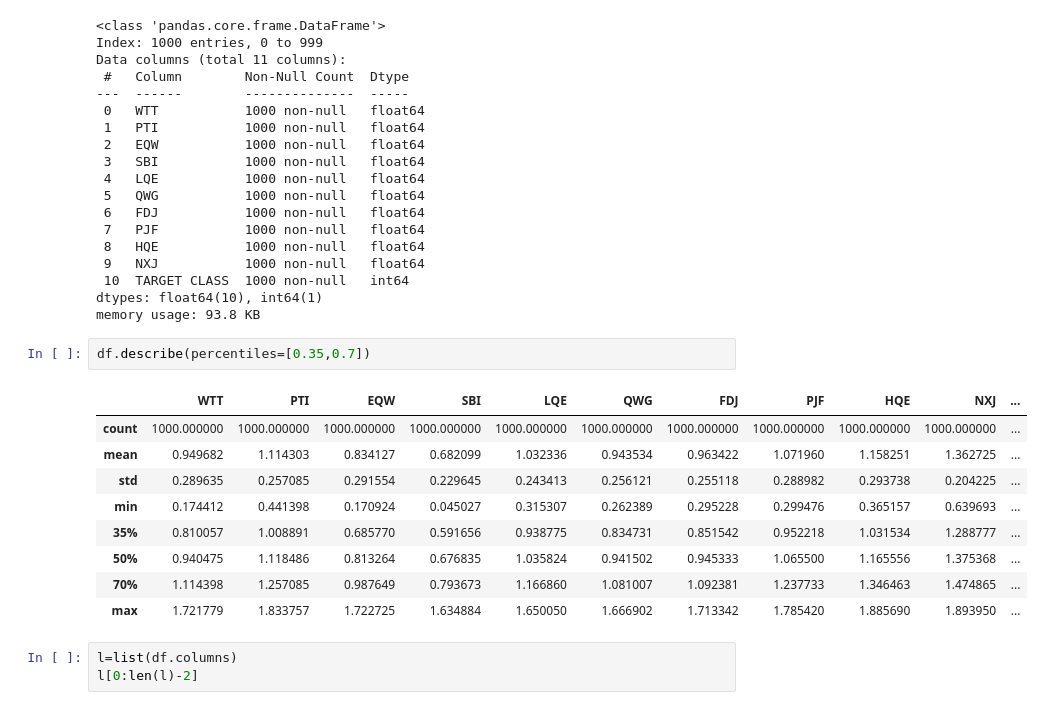
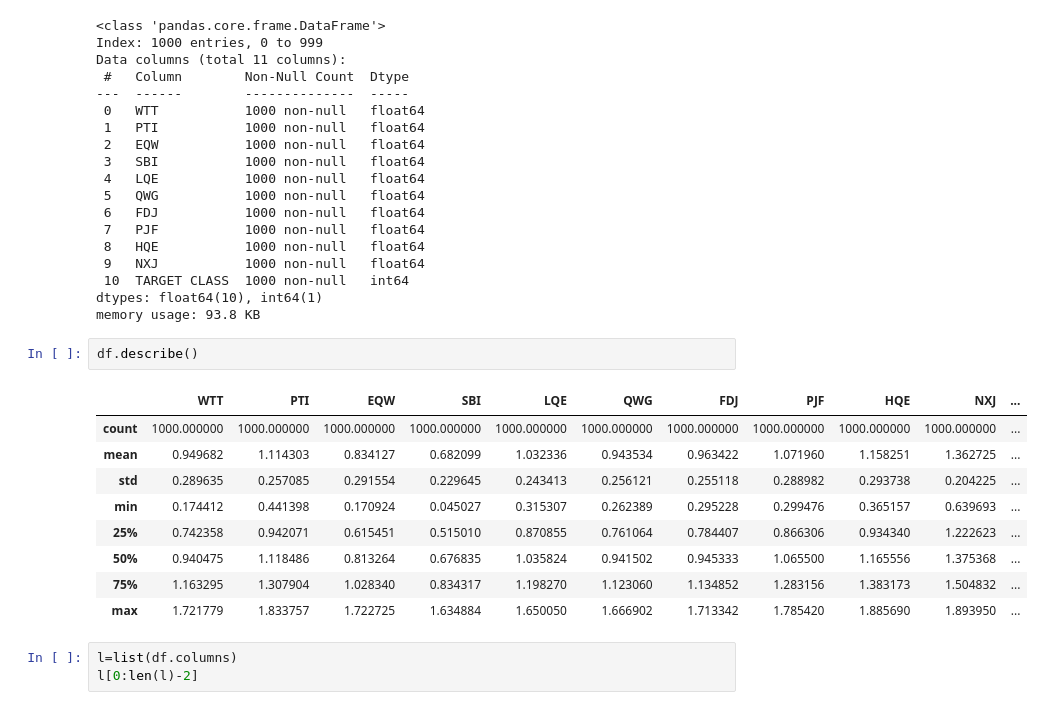
Before and after one commit to 2303A52243/AIML, a Jupyter notebook: ASSIGNMENT_6.ipynb, the cells around one changed output. Cells and saved outputs as stored; diff of their text form.

```diff
--- a/ASSIGNMENT_6.ipynb
+++ b/ASSIGNMENT_6.ipynb
@@ -37,18 +37,18 @@ Data columns (total 11 columns):
  10  TARGET CLASS  1000 non-null   int64
 dtypes: float64(10), int64(1)
 memory usage: 93.8 KB
-# %%
-df.describe(percentiles=[0.35,0.7])
-# %% [output]
-|  | WTT | PTI | EQW | SBI | LQE | QWG | FDJ | PJF | HQE | NXJ | ... |
-| count | 1000.000000 | 1000.000000 | 1000.000000 | 1000.000000 | 1000.000000 | 1000.000000 | 1000.000000 | 1000.000000 | 1000.000000 | 1000.000000 | ... |
-| mean | 0.949682 | 1.114303 | 0.834127 | 0.682099 | 1.032336 | 0.943534 | 0.963422 | 1.071960 | 1.158251 | 1.362725 | ... |
-| std | 0.289635 | 0.257085 | 0.291554 | 0.229645 | 0.243413 | 0.256121 | 0.255118 | 0.288982 | 0.293738 | 0.204225 | ... |
-| min | 0.174412 | 0.441398 | 0.170924 | 0.045027 | 0.315307 | 0.262389 | 0.295228 | 0.299476 | 0.365157 | 0.639693 | ... |
-| 35% | 0.810057 | 1.008891 | 0.685770 | 0.591656 | 0.938775 | 0.834731 | 0.851542 | 0.952218 | 1.031534 | 1.288777 | ... |
-| 50% | 0.940475 | 1.118486 | 0.813264 | 0.676835 | 1.035824 | 0.941502 | 0.945333 | 1.065500 | 1.165556 | 1.375368 | ... |
-| 70% | 1.114398 | 1.257085 | 0.987649 | 0.793673 | 1.166860 | 1.081007 | 1.092381 | 1.237733 | 1.346463 | 1.474865 | ... |
-| max | 1.721779 | 1.833757 | 1.722725 | 1.634884 | 1.650050 | 1.666902 | 1.713342 | 1.785420 | 1.885690 | 1.893950 | ... |
+# %%
+df.describe()
+# %% [output]
+|  | WTT | PTI | EQW | SBI | LQE | QWG | FDJ | PJF | HQE | NXJ | ... |
+| count | 1000.000000 | 1000.000000 | 1000.000000 | 1000.000000 | 1000.000000 | 1000.000000 | 1000.000000 | 1000.000000 | 1000.000000 | 1000.000000 | ... |
+| mean | 0.949682 | 1.114303 | 0.834127 | 0.682099 | 1.032336 | 0.943534 | 0.963422 | 1.071960 | 1.158251 | 1.362725 | ... |
+| std | 0.289635 | 0.257085 | 0.291554 | 0.229645 | 0.243413 | 0.256121 | 0.255118 | 0.288982 | 0.293738 | 0.204225 | ... |
+| min | 0.174412 | 0.441398 | 0.170924 | 0.045027 | 0.315307 | 0.262389 | 0.295228 | 0.299476 | 0.365157 | 0.639693 | ... |
+| 25% | 0.742358 | 0.942071 | 0.615451 | 0.515010 | 0.870855 | 0.761064 | 0.784407 | 0.866306 | 0.934340 | 1.222623 | ... |
+| 50% | 0.940475 | 1.118486 | 0.813264 | 0.676835 | 1.035824 | 0.941502 | 0.945333 | 1.065500 | 1.165556 | 1.375368 | ... |
+| 75% | 1.163295 | 1.307904 | 1.028340 | 0.834317 | 1.198270 | 1.123060 | 1.134852 | 1.283156 | 1.383173 | 1.504832 | ... |
+| max | 1.721779 | 1.833757 | 1.722725 | 1.634884 | 1.650050 | 1.666902 | 1.713342 | 1.785420 | 1.885690 | 1.893950 | ... |
 # %%
 l=list(df.columns)
 l[0:len(l)-2]
```
Also changed, not shown: parts of 8 cells of this notebook.
